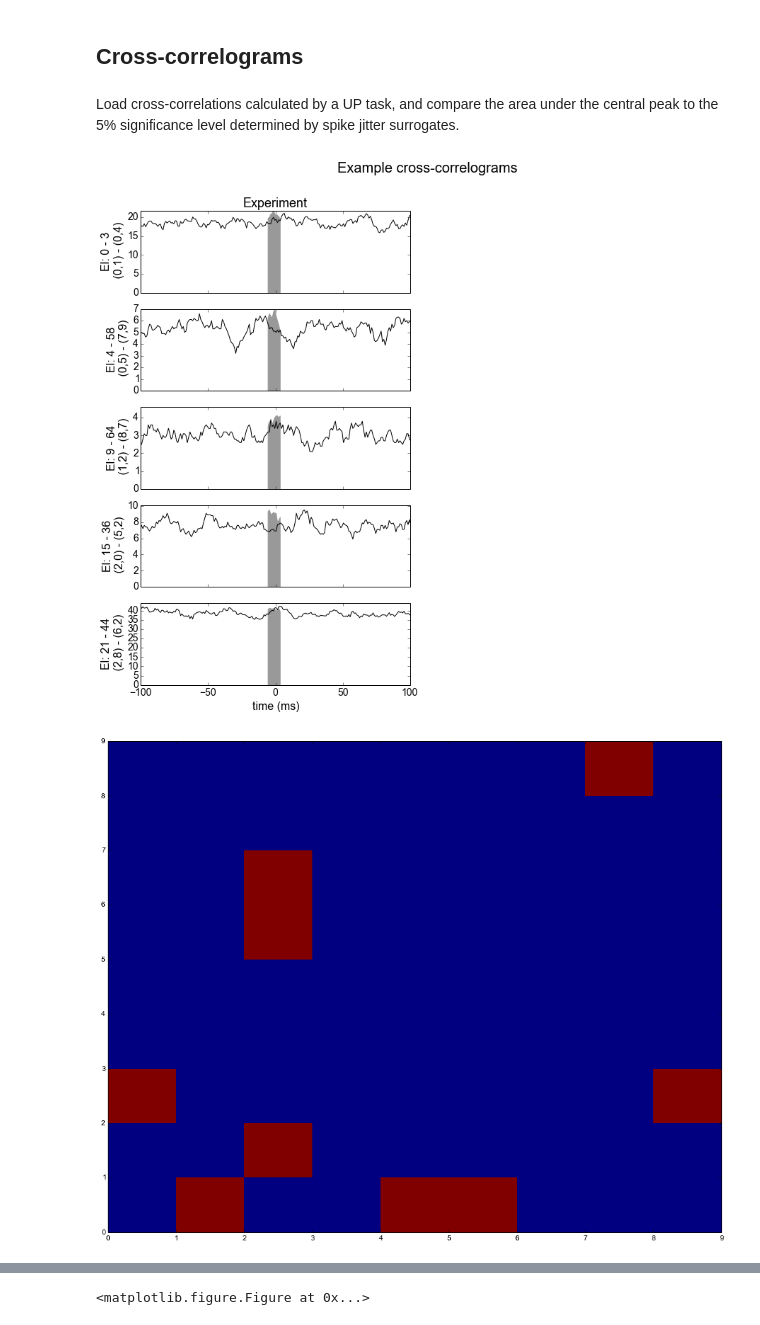
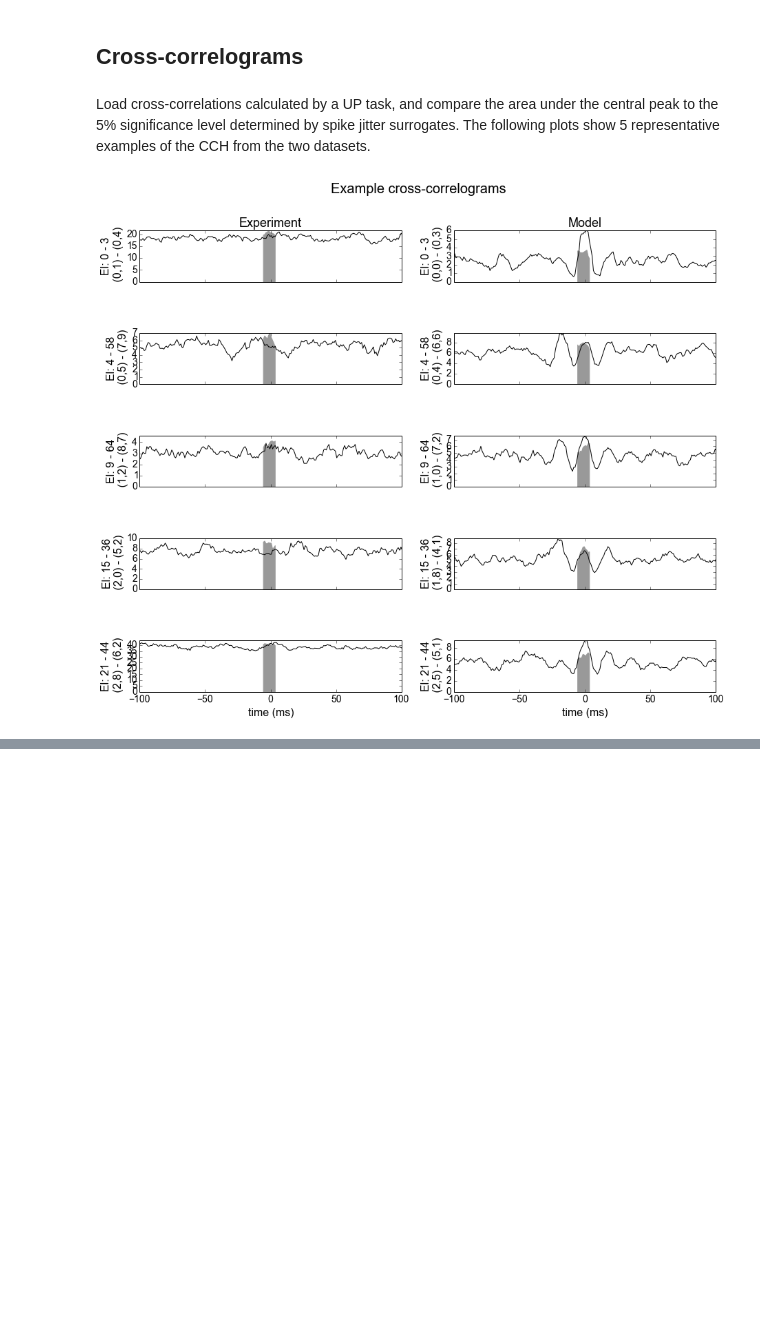
Before and after one commit to paulchorley/elephant, a Jupyter notebook: hbp_review/hbp_review.ipynb, the cells around one changed output, grey strips where cells are left out. Saved outputs shown, nothing was run; the diff lists cells and outputs as text; code cells hidden in the pictures; blank space fills up the shorter version.

```diff
--- a/hbp_review/hbp_review.ipynb
+++ b/hbp_review/hbp_review.ipynb
@@ -330,72 +307,39 @@ plt.savefig('cc_comp.png', transparent=True)
 # %% [markdown]
 ## Cross-correlograms
 # %% [markdown]
-Load cross-correlations calculated by a UP task, and compare the area under the central peak to the 5% significance level determined by spike jitter surrogates.
+Load cross-correlations calculated by a UP task, and compare the area under the central peak to the 5% significance level determined by spike jitter surrogates. The following plots show 5 representative examples of the CCH from the two datasets.
 # %%
+reload(plots)
 plt.figure(num=None, figsize=(15, 12), dpi=120, facecolor='w', edgecolor='k')
 plt.suptitle('Example cross-correlograms', fontsize=20)
 
 filename = [
     '../results/hbp_review_task/viz_output_exp.pkl',
     '../results/hbp_review_task/viz_output_mdl.pkl']
 titles = ['Experiment', 'Model']
-rdm=341
-rdo=3
 
 num_cc_plots = 5
+
+# Loop over experiment and model
 for i in range(2):
     # load results from UP task
     f = open(filename[i], 'r')
     cc = pickle.load(f)
     f.close()
 
     # example: build correlation matrix
     num_neurons = cc['meta']['num_neurons']
     num_edges = cc['meta']['num_edges']
 
-    k=np.zeros((10,10))
+    for j in range(num_cc_plots):
+        ax = plt.subplot(num_cc_plots, 2, i + 1 + j * 2)
 
-    for j in range(num_cc_plots):
-        y = cc['edge_time_series']['cch'][j * rdm + rdo, :]
-        x = cc['edge_time_series']['times_ms'][j * rdm + rdo, :]
-        s1 = cc['edge_time_series']['sig_upper_975'][j * rdm + rdo, :]
-        s2 = cc['edge_time_series']['sig_lower_25'][j * rdm + rdo, :]
-
-        n1 = cc['edges']['id_i'][j * rdm + rdo]
-        n2 = cc['edges']['id_j'][j * rdm + rdo]
-        x1 = cc['neuron_topo']['x'][n1]
-        y1 = cc['neuron_topo']['y'][n1]
-        x2 = cc['neuron_topo']['x'][n2]
-        y2 = cc['neuron_topo']['y'][n2]
-
-        k[x1][y1]=1
-        k[x2][y2]=1
-
-
-        ax = plt.subplot(num_cc_plots, 2, i + 1 + j * 2)
-        ind = np.argmin(np.abs(x))
-        ax.fill_between(x[ind-5:ind+5], s1[ind-5:ind+5], color=[0.6, 0.6, 0.6])
-        plt.plot(x, y, 'k-')
+        plots.cc_examples(cc, j, num_cc_plots)
         if j == 0:
             plt.title(titles[i], fontsize=18)
-        plt.ylabel(
-            "El: %i - %i \n (%i,%i) - (%i,%i)" %
-            (n1, n2, x1, y1, x2, y2),
-            fontsize=16)
-        if j == num_cc_plots - 1:
-            plt.xlabel("time (ms)", fontsize=16)
-        else:
-            ax.set_xticklabels([])
-        ax.tick_params(axis='both', which='major', labelsize=14)
-        plt.axis('tight')
-        plt.xlim((-100,100))
-    plt.figure(num=None, figsize=(15, 12), dpi=120, facecolor='w', edgecolor='k')
 
-    plt.pcolor(np.arange(10), np.arange(10), k)
-    plt.figure(num=None, figsize=(15, 12), dpi=120, facecolor='w', edgecolor='k')
-
+plt.subplots_adjust(hspace=1.0, top=0.9)
 
 plt.savefig('cch_example.png', transparent=True)
 # %% [output]
-[figure, old version]
+[figure, new version]
-[figure, removed]
@@ -404,4 +346,3 @@ plt.savefig('cch_example.png', transparent=True)
-<matplotlib.figure.Figure at 0x...>
 # %%
 plt.figure(num=None, figsize=(15, 7), dpi=120, facecolor='w', edgecolor='k')
 plt.suptitle('Significance of central peak in cross-correlation', fontsize=20)
```
Also changed, not shown: parts of 19 cells of this notebook, 2 other files.
